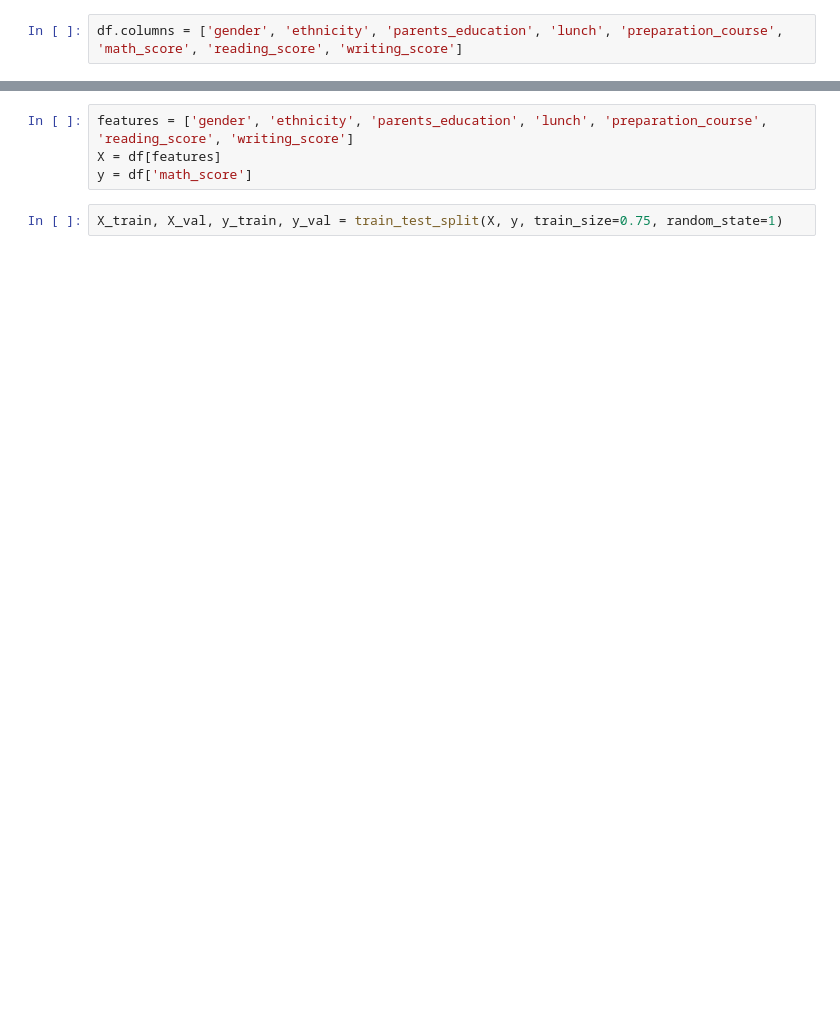
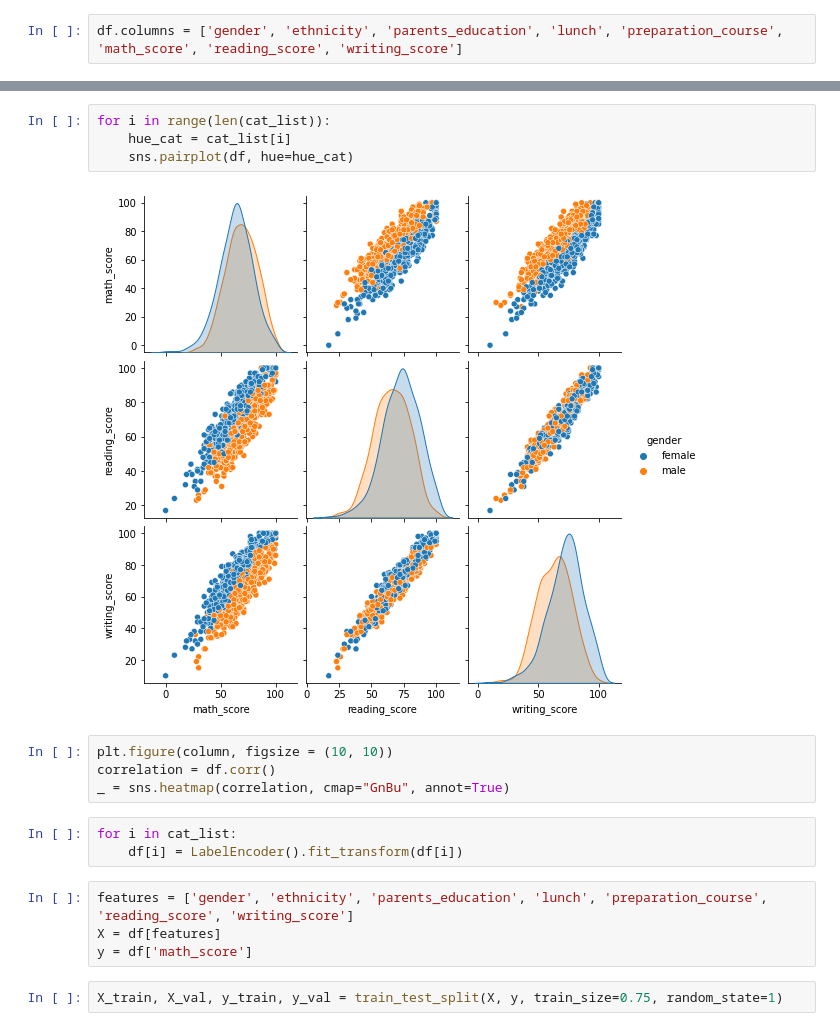
Before and after one commit to TuscanPy/data-science, a Jupyter notebook: Student Performance in Exams/studentperformance.ipynb, the cells around one changed output, grey strips where cells are left out. Cells and saved outputs as stored; diff of their text form; blank space fills up the shorter version.

```diff
--- a/Student Performance in Exams/studentperformance.ipynb
+++ b/Student Performance in Exams/studentperformance.ipynb
@@ -28,3 +106,16 @@ df
+# %%
+for i in range(len(cat_list)):
+    hue_cat = cat_list[i]
+    sns.pairplot(df, hue=hue_cat)
+# %% [output]
+[figure, added]
+# %%
+plt.figure(column, figsize = (10, 10))
+correlation = df.corr()
+_ = sns.heatmap(correlation, cmap="GnBu", annot=True)
+# %%
+for i in cat_list:
+    df[i] = LabelEncoder().fit_transform(df[i])
 # %%
 features = ['gender', 'ethnicity', 'parents_education', 'lunch', 'preparation_course', 'reading_score', 'writing_score']
 X = df[features]
```
Also changed, not shown: parts of 13 cells of this notebook.
